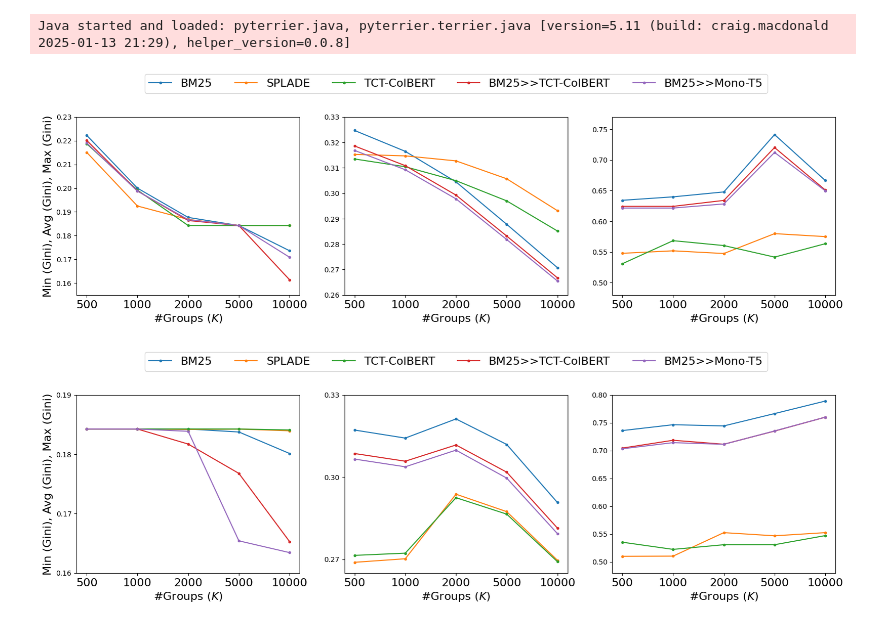
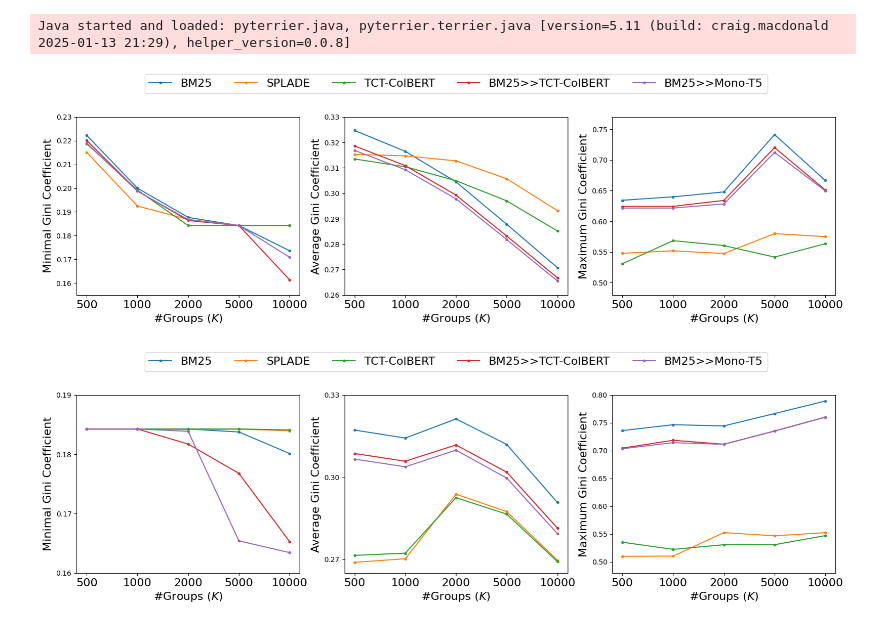
Before and after one commit to XuejunChang/T-Retrievability, a Jupyter notebook: plot.ipynb, the cells around one changed output. Drawn from its saved outputs; the diff is of its cells as text; code cells hidden in the pictures.

```diff
--- a/plot.ipynb
+++ b/plot.ipynb
@@ -67,9 +67,7 @@ def sub_plot(plt,title,col, ylabel, km=None):
     plt.set_title(title, fontsize=16)
     plt.set_xlabel(r'#Groups ($K$)', fontsize=16)
 
-    if col == 'min_gini':
-        # ylabel = 'Min Gini Coefficient'
-        plt.set_ylabel(ylabel, fontsize=16)
+    plt.set_ylabel(ylabel, fontsize=16)
     plt.set_xticks(ticks = x, labels = ['500', '1000', '2000', '5000', '10000'], fontsize=16)
     # plt.set_yticks(ticks = y, labels = [f'{i:.2f}' for i in y])
     return line1, line2,line3,line4,line5
@@ -107,48 +105,52 @@ def sub_plot(plt,title,col, ylabel, km=None):
 # plt.savefig(f'{config.prog_dir}/aggr_gini_{km}.pdf', format="pdf", bbox_inches="tight", pad_inches=0)
 # plt.show()
 # %%
+km = 'scikit_dense'
+
 fig, (ax0,ax1,ax2) = plt.subplots(nrows=1, ncols=3, figsize=(15, 4))
 # plt.subplots_adjust(hspace=1, wspace=0.2, left=0.1)
 plt.subplots_adjust(hspace=1, wspace=0.2, left=0, right=1, bottom=0)
 
-ylabel = 'Min (Gini), Avg (Gini), Max (Gini)'
-km = 'scikit_dense'
 col = 'min_gini'
+ylabel = 'Minimal Gini Coefficient'
 ax0.xaxis.set_major_locator(MultipleLocator(1))
 ax0.yaxis.set_major_locator(MultipleLocator(0.01))
 # ax0.set_xlim(1,5)
 ax0.set_ylim(0.155,0.23)
 g0 = sub_plot(ax0,None,col, ylabel,km=km)
 
 col = 'mean_gini'
+ylabel = 'Average Gini Coefficient'
 ax1.xaxis.set_major_locator(MultipleLocator(1))
 ax1.yaxis.set_major_locator(MultipleLocator(0.01))
 # ax1.set_xlim(1,5)
 ax1.set_ylim(0.26,0.33)
 g1 = sub_plot(ax1,None,col, ylabel,km=km)
 
 col = 'max_gini'
+ylabel = 'Maximum Gini Coefficient'
 ax2.xaxis.set_major_locator(MultipleLocator(1))
 ax2.yaxis.set_major_locator(MultipleLocator(0.05))
 # ax2.set_xlim(1,5)
 ax2.set_ylim(0.48,0.77)
 g2 = sub_plot(ax2,None,col, ylabel,km=km)
 
 g = list(g0 + g1 + g2)
 
 fig.legend(handles=g0, loc='upper center', bbox_to_anchor=(0.5, 1.12), ncol=10, fontsize=16)
 plt.savefig(f'{config.prog_dir}/aggr_gini_{km}.pdf', format="pdf", bbox_inches="tight", pad_inches=0)
 plt.show()
 # %% [output]
-[figure, old version]
+[figure, new version]
 # %%
+km = 'scikit_tfidf'
+
 fig, (ax0,ax1,ax2) = plt.subplots(nrows=1, ncols=3, figsize=(15, 4))
 # plt.subplots_adjust(hspace=1, wspace=0.2, left=0.1)
 plt.subplots_adjust(hspace=1, wspace=0.2, left=0, right=1, bottom=0)
 
-ylabel = 'Min (Gini), Avg (Gini), Max (Gini)'
-km = 'scikit_tfidf'
 col = 'min_gini'
+ylabel = 'Minimal Gini Coefficient'
 ax0.xaxis.set_major_locator(MultipleLocator(1))
 ax0.yaxis.set_major_locator(MultipleLocator(0.01))
 # ax0.set_xlim(1,5)
@@ -156,6 +158,7 @@ ax0.set_ylim(0.16,0.19)
 g0 = sub_plot(ax0,None,col, ylabel,km=km)
 
 col = 'mean_gini'
+ylabel = 'Average Gini Coefficient'
 ax1.xaxis.set_major_locator(MultipleLocator(1))
 ax1.yaxis.set_major_locator(MultipleLocator(0.03))
 # ax1.set_xlim(1,5)
@@ -163,6 +166,7 @@ ax1.set_ylim(0.265,0.33)
 g1 = sub_plot(ax1,None,col, ylabel,km=km)
 
 col = 'max_gini'
+ylabel = 'Maximum Gini Coefficient'
 ax2.xaxis.set_major_locator(MultipleLocator(1))
 ax2.yaxis.set_major_locator(MultipleLocator(0.05))
 # ax2.set_xlim(1,5)
@@ -175,4 +179,4 @@ fig.legend(handles=g0, loc='upper center', bbox_to_anchor=(0.5, 1.12), ncol=10,
 plt.savefig(f'{config.prog_dir}/aggr_gini_{km}.pdf', format="pdf", bbox_inches="tight", pad_inches=0)
 plt.show()
 # %% [output]
-[figure, old version]
+[figure, new version]
```
Also changed, not shown: parts of 1 cell of this notebook, 2 other files.
